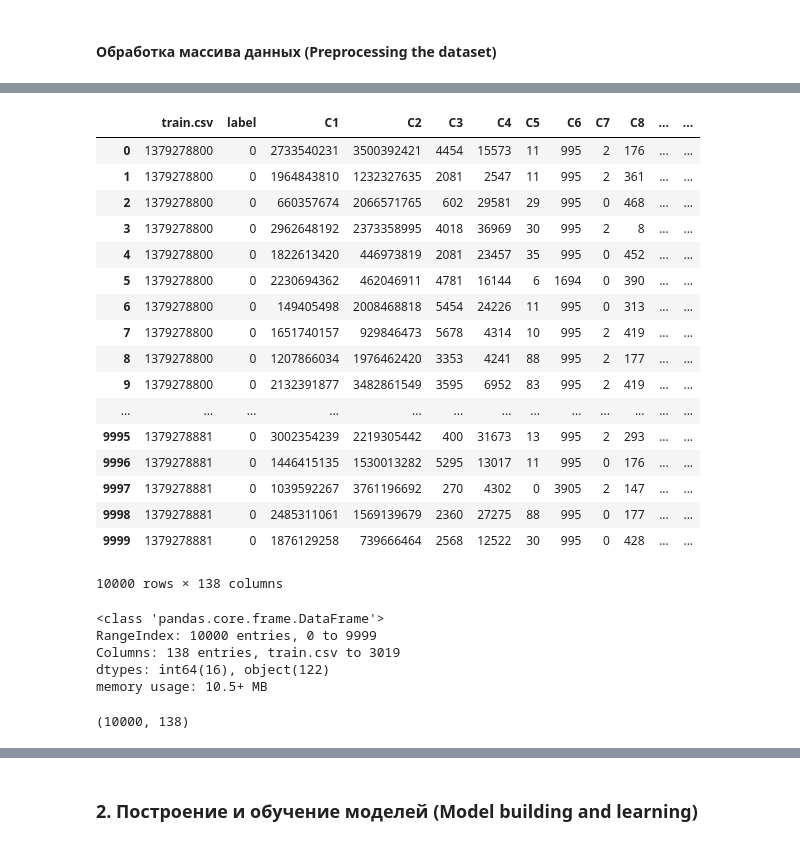
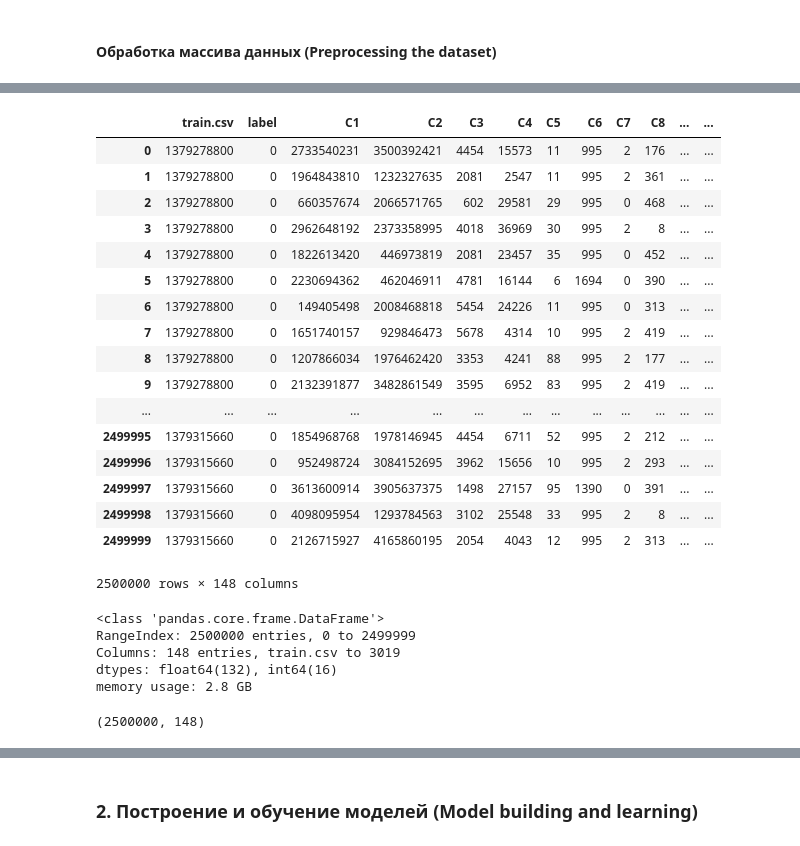
Before and after one commit to OleginV/Model-of-DB-contracts, a Jupyter notebook: MADE_qualifying task_ML_model.ipynb, the cells around one changed output, grey strips where cells are left out. Cells and saved outputs as stored; diff of their text form; code cells hidden in the pictures.

```diff
--- a/MADE_qualifying task_ML_model.ipynb
+++ b/MADE_qualifying task_ML_model.ipynb
@@ -26,4 +27,4 @@ import numpy as np
 # %%
 # Чтение файла с данными по sku (Reading sku data file)
-#data = pd.read_csv('train.tar.gz', compression='gzip', header=0, sep=';', quotechar='"', nrows=10000)
-data = pd.read_csv('train.csv', header=0, sep=';')
+data = pd.read_csv('train.tar.gz', compression='gzip', header=0, sep=';', quotechar='"', nrows=2500000)
+#data = pd.read_csv('train.csv', header=0, sep=';')
@@ -116,34 +98,34 @@ Name: CG3, Length: 10000, dtype: object
 # %%
 # Преобразование данных в числовой формат. Замена значений NaN на 0.
-data[[]]=data[[]].apply(pd.to_numeric)
+data = data.apply(pd.to_numeric)
 data.fillna(0)
 # %% [output]
 |  | train.csv | label | C1 | C2 | C3 | C4 | C5 | C6 | C7 | C8 | ... | ... |
 | 0 | 1379278800 | 0 | 2733540231 | 3500392421 | 4454 | 15573 | 11 | 995 | 2 | 176 | ... | ... |
 | 1 | 1379278800 | 0 | 1964843810 | 1232327635 | 2081 | 2547 | 11 | 995 | 2 | 361 | ... | ... |
 | 2 | 1379278800 | 0 | 660357674 | 2066571765 | 602 | 29581 | 29 | 995 | 0 | 468 | ... | ... |
 | 3 | 1379278800 | 0 | 2962648192 | 2373358995 | 4018 | 36969 | 30 | 995 | 2 | 8 | ... | ... |
 | 4 | 1379278800 | 0 | 1822613420 | 446973819 | 2081 | 23457 | 35 | 995 | 0 | 452 | ... | ... |
 | 5 | 1379278800 | 0 | 2230694362 | 462046911 | 4781 | 16144 | 6 | 1694 | 0 | 390 | ... | ... |
 | 6 | 1379278800 | 0 | 149405498 | 2008468818 | 5454 | 24226 | 11 | 995 | 0 | 313 | ... | ... |
 | 7 | 1379278800 | 0 | 1651740157 | 929846473 | 5678 | 4314 | 10 | 995 | 2 | 419 | ... | ... |
 | 8 | 1379278800 | 0 | 1207866034 | 1976462420 | 3353 | 4241 | 88 | 995 | 2 | 177 | ... | ... |
 | 9 | 1379278800 | 0 | 2132391877 | 3482861549 | 3595 | 6952 | 83 | 995 | 2 | 419 | ... | ... |
 | ... | ... | ... | ... | ... | ... | ... | ... | ... | ... | ... | ... | ... |
-| 9995 | 1379278881 | 0 | 3002354239 | 2219305442 | 400 | 31673 | 13 | 995 | 2 | 293 | ... | ... |
-| 9996 | 1379278881 | 0 | 1446415135 | 1530013282 | 5295 | 13017 | 11 | 995 | 0 | 176 | ... | ... |
-| 9997 | 1379278881 | 0 | 1039592267 | 3761196692 | 270 | 4302 | 0 | 3905 | 2 | 147 | ... | ... |
-| 9998 | 1379278881 | 0 | 2485311061 | 1569139679 | 2360 | 27275 | 88 | 995 | 0 | 177 | ... | ... |
-| 9999 | 1379278881 | 0 | 1876129258 | 739666464 | 2568 | 12522 | 30 | 995 | 0 | 428 | ... | ... |
+| 2499995 | 1379315660 | 0 | 1854968768 | 1978146945 | 4454 | 6711 | 52 | 995 | 2 | 212 | ... | ... |
+| 2499996 | 1379315660 | 0 | 952498724 | 3084152695 | 3962 | 15656 | 10 | 995 | 2 | 293 | ... | ... |
+| 2499997 | 1379315660 | 0 | 3613600914 | 3905637375 | 1498 | 27157 | 95 | 1390 | 0 | 391 | ... | ... |
+| 2499998 | 1379315660 | 0 | 4098095954 | 1293784563 | 3102 | 25548 | 33 | 995 | 2 | 8 | ... | ... |
+| 2499999 | 1379315660 | 0 | 2126715927 | 4165860195 | 2054 | 4043 | 12 | 995 | 2 | 313 | ... | ... |
-10000 rows × 138 columns
+2500000 rows × 148 columns
 # %%
 data.info()
 # %% [output]
 <class 'pandas.core.frame.DataFrame'>
-RangeIndex: 10000 entries, 0 to 9999
-Columns: 138 entries, train.csv to 3019
-dtypes: int64(16), object(122)
-memory usage: 10.5+ MB
+RangeIndex: 2500000 entries, 0 to 2499999
+Columns: 148 entries, train.csv to 3019
+dtypes: float64(132), int64(16)
+memory usage: 2.8 GB
 # %%
 #data.head().T
 #data.head()
@@ -154,7 +136,7 @@ memory usage: 10.5+ MB
 # Размер датасета для обучения модели.
 data.shape
 # %% [output]
-(10000, 138)
+(2500000, 148)
 # %%
 # Колонки с пустыми значениями
 #data.columns[data.isna().any()].tolist()
```
Also changed, not shown: parts of 17 cells of this notebook.
